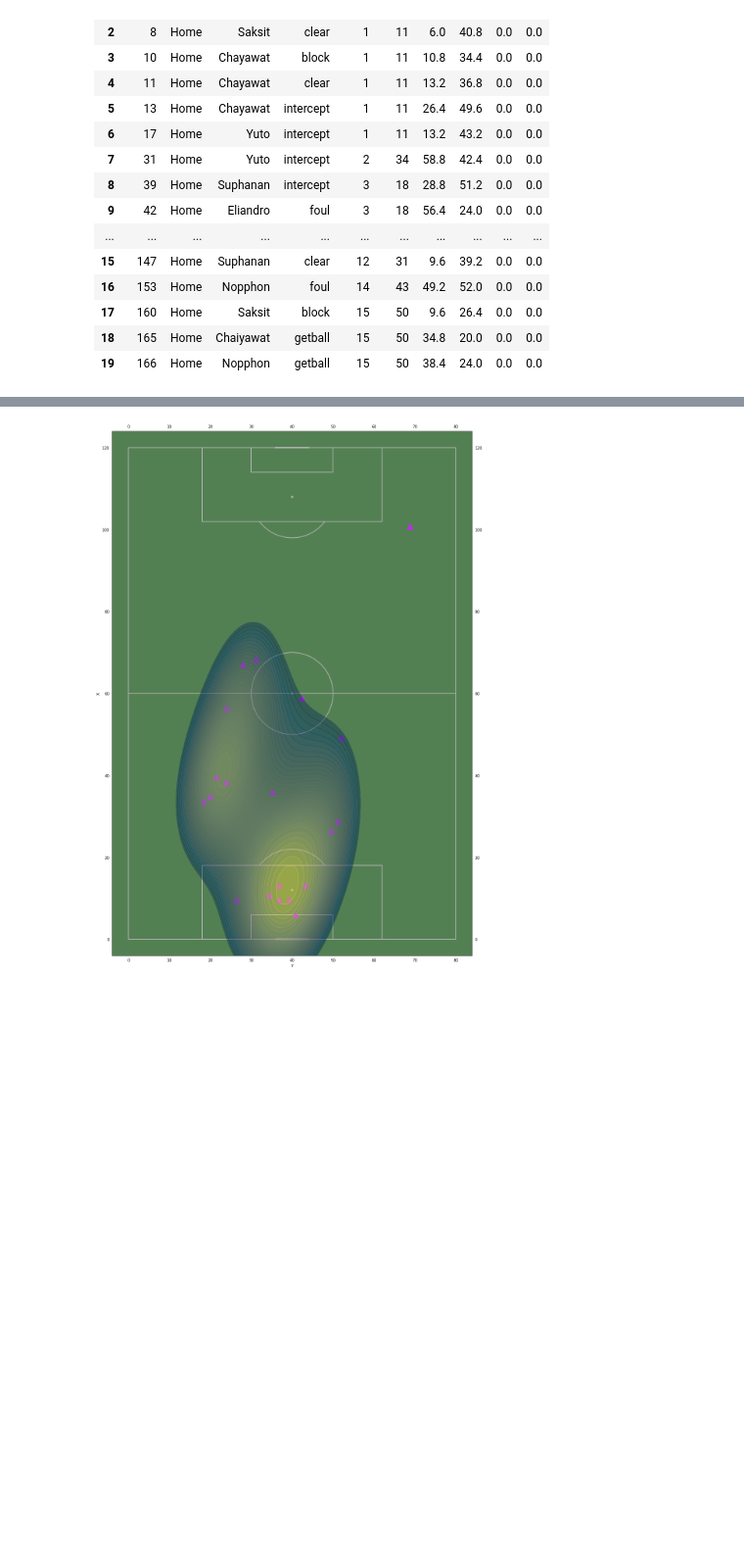
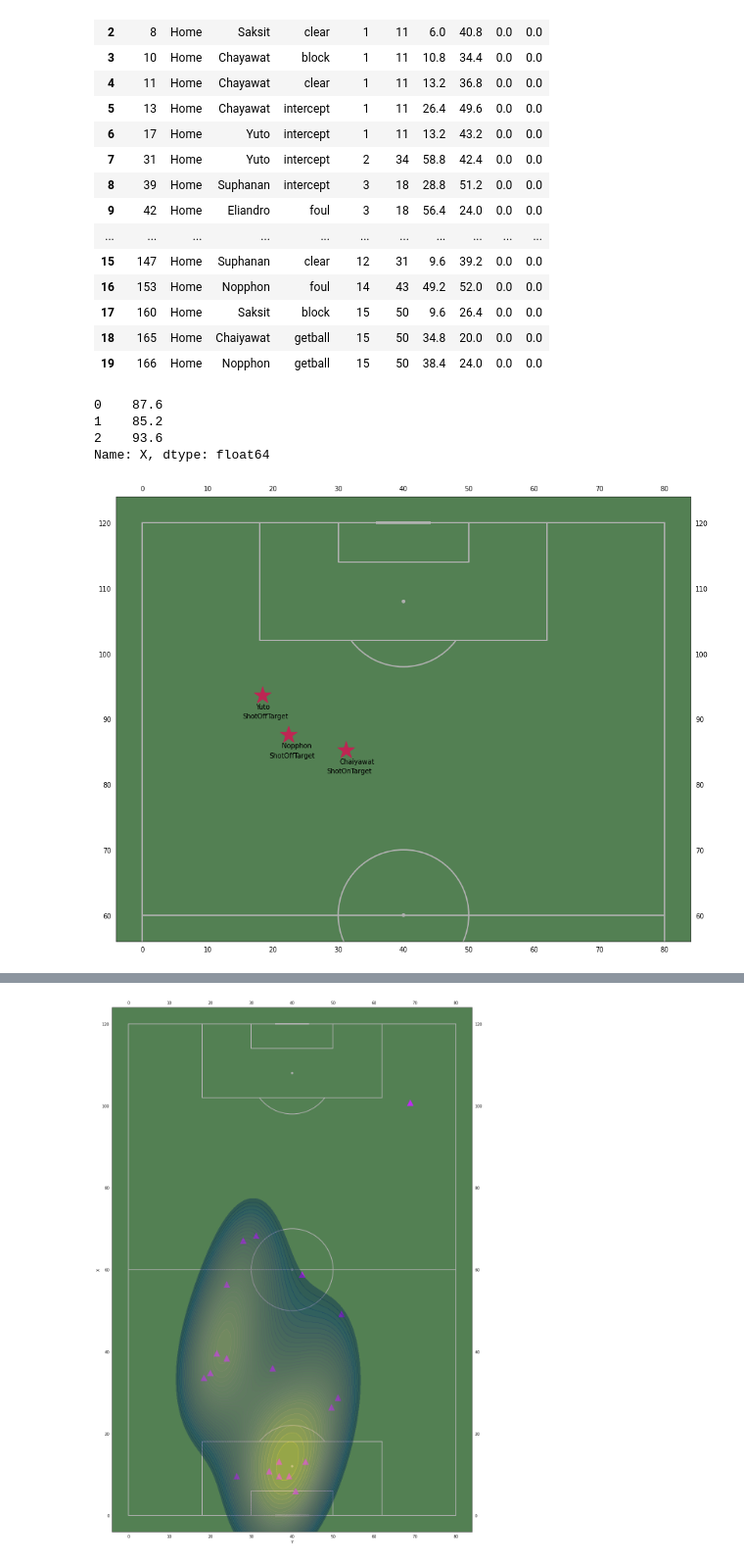
Before and after one commit to GookGai/Football_Thaileague_Analysis, a Jupyter notebook: Thaileague2021/match8/Untitled.ipynb, the cells around one changed output, grey strips where cells are left out. Shown at 98% size. Cells and saved outputs as stored; diff of their text form; code cells hidden in the pictures; blank space fills up the shorter version.

```diff
--- a/Thaileague2021/match8/Untitled.ipynb
+++ b/Thaileague2021/match8/Untitled.ipynb
@@ -51,4 +51,4 @@ dataHome
 dataHomeShot = dataHome[(dataHome['Event'] == 'ShotOnTarget') |  (dataHome['Event'] == 'ShotOffTarget') |
                          (dataHome['Event'] == 'ShotGetGoal') | (dataHome['Event'] == 'ShotBlock')]
 # %%
- dataHomeShot
+ dataHomeShot= dataHomeShot.reset_index()
@@ -154,6 +158,30 @@ dataHomeDef
 | 17 | 160 | Home | Saksit | block | 15 | 50 | 9.6 | 26.4 | 0.0 | 0.0 |
 | 18 | 165 | Home | Chaiyawat | getball | 15 | 50 | 34.8 | 20.0 | 0.0 | 0.0 |
 | 19 | 166 | Home | Nopphon | getball | 15 | 50 | 38.4 | 24.0 | 0.0 | 0.0 |
+# %%
+shX = dataHomeShot['X']
+shY = dataHomeShot['Y']
+shName = dataHomeShot['Player']
+shsty = dataHomeShot['Event']
+# %%
+shX
+# %% [output]
+0    87.6
+1    85.2
+2    93.6
+Name: X, dtype: float64
+# %%
+pitch = VerticalPitch(pitch_length=100, pitch_width=100,
+              axis=True, label=True,pitch_color = '#538053',half=True)
+fig,ax =pitch.draw(figsize =(20,10))
+
+plt.scatter(dataHomeShot['Y'],dataHomeShot['X'],c='#BE2653',s = 700,marker = "*")
+
+for i in range(len(shX)):
+    plt.text(shY[i]-1,shX[i]-2,shName[i])
+    plt.text(shY[i]-3,shX[i]-3.5,shsty[i])
+# %% [output]
+[figure, added]
 # %%
 pitch = VerticalPitch(pitch_length=100, pitch_width=100,
               axis=True, label=True,pitch_color = '#538053',half=False)
```
Also changed, not shown: parts of 11 cells of this notebook.
